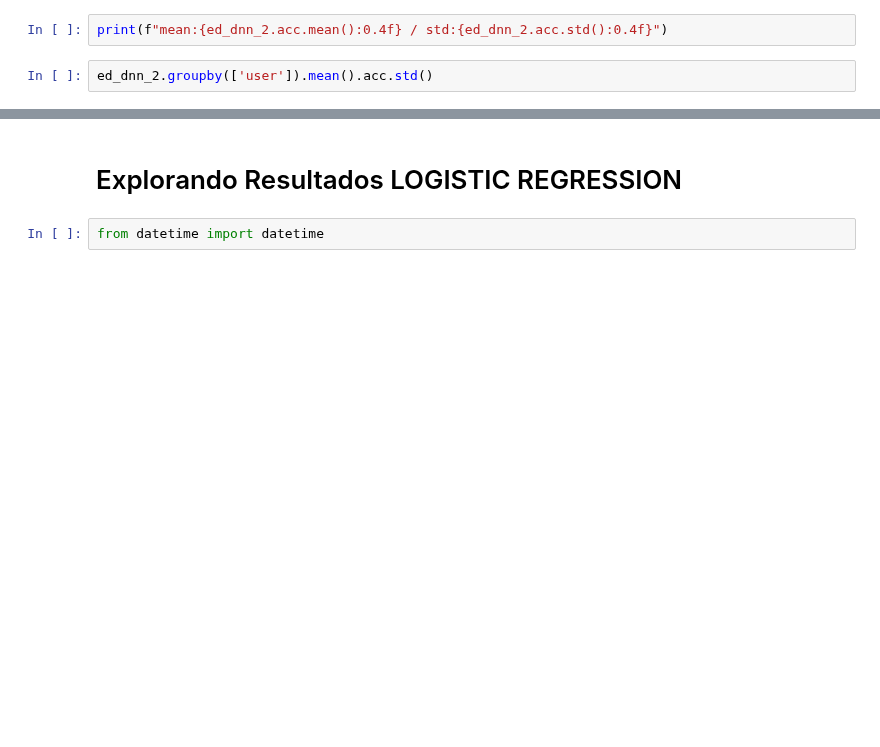
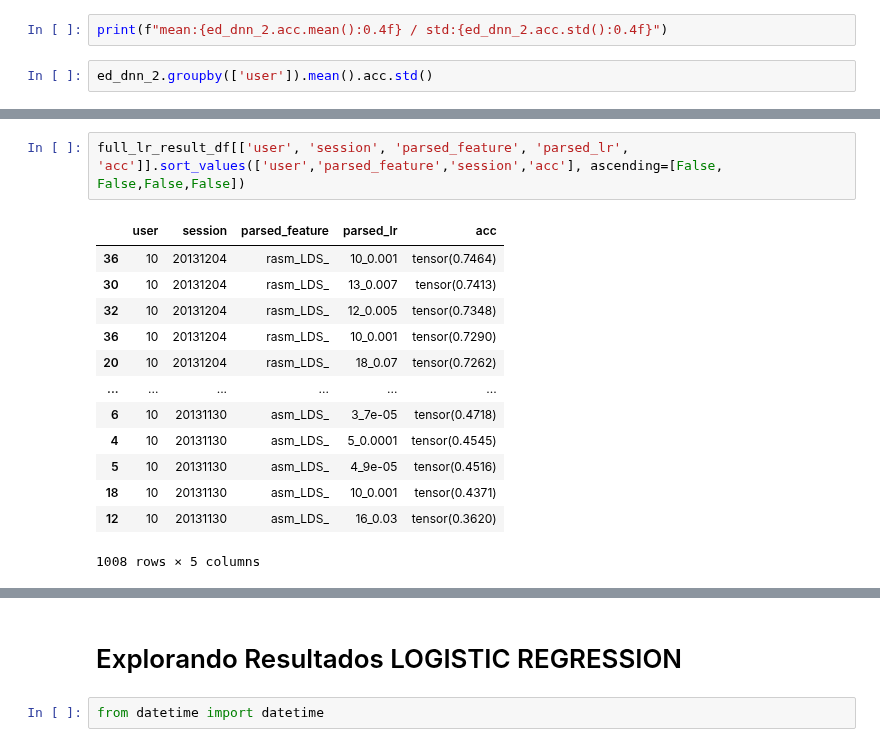
Before and after one commit to jvmr22/MSc-dissertation-EEG-Analysis, a Jupyter notebook: EDA_seed.ipynb, the cells around one changed output, grey strips where cells are left out. Saved outputs shown, nothing was run; the diff lists cells and outputs as text; blank space fills up the shorter version.

```diff
--- a/EDA_seed.ipynb
+++ b/EDA_seed.ipynb
@@ -506,0 +657,16 @@ ed_dnn_2.groupby(['user']).mean().acc.std()
+# %%
+full_lr_result_df[['user', 'session', 'parsed_feature', 'parsed_lr', 'acc']].sort_values(['user','parsed_feature','session','acc'], ascending=[False, False,False,False])
+# %% [output]
+|  | user | session | parsed_feature | parsed_lr | acc |
+| 36 | 10 | 20131204 | rasm_LDS_ | 10_0.001 | tensor(0.7464) |
+| 30 | 10 | 20131204 | rasm_LDS_ | 13_0.007 | tensor(0.7413) |
+| 32 | 10 | 20131204 | rasm_LDS_ | 12_0.005 | tensor(0.7348) |
+| 36 | 10 | 20131204 | rasm_LDS_ | 10_0.001 | tensor(0.7290) |
+| 20 | 10 | 20131204 | rasm_LDS_ | 18_0.07 | tensor(0.7262) |
+| ... | ... | ... | ... | ... | ... |
+| 6 | 10 | 20131130 | asm_LDS_ | 3_7e-05 | tensor(0.4718) |
+| 4 | 10 | 20131130 | asm_LDS_ | 5_0.0001 | tensor(0.4545) |
+| 5 | 10 | 20131130 | asm_LDS_ | 4_9e-05 | tensor(0.4516) |
+| 18 | 10 | 20131130 | asm_LDS_ | 10_0.001 | tensor(0.4371) |
+| 12 | 10 | 20131130 | asm_LDS_ | 16_0.03 | tensor(0.3620) |
+1008 rows × 5 columns
```
Also changed, not shown: parts of 23 cells of this notebook.
